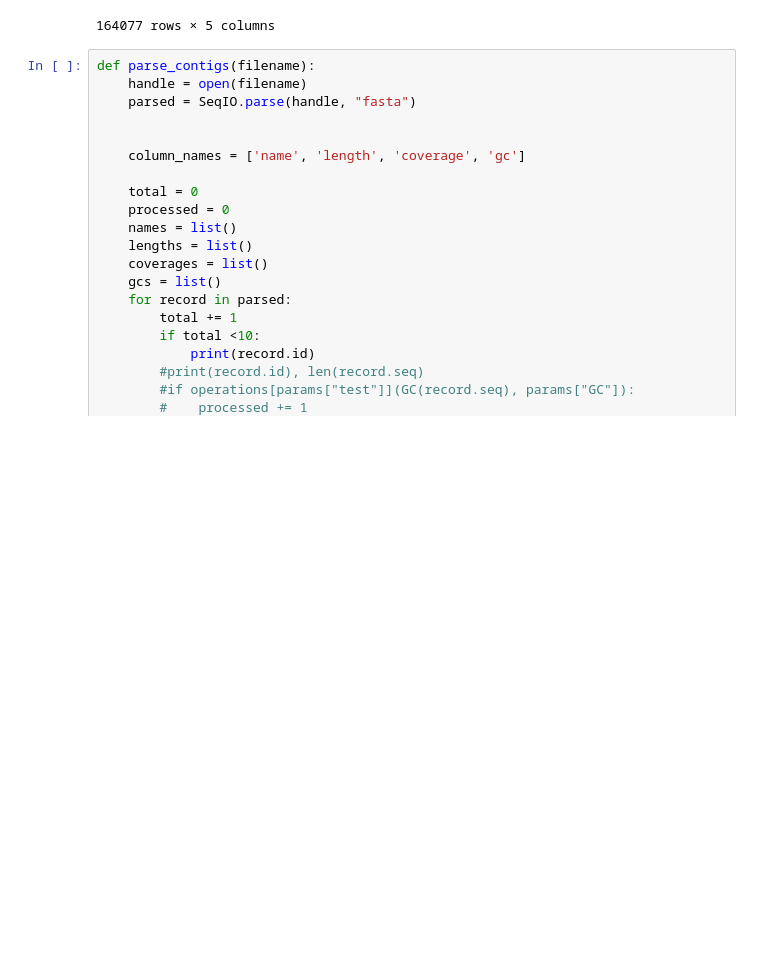
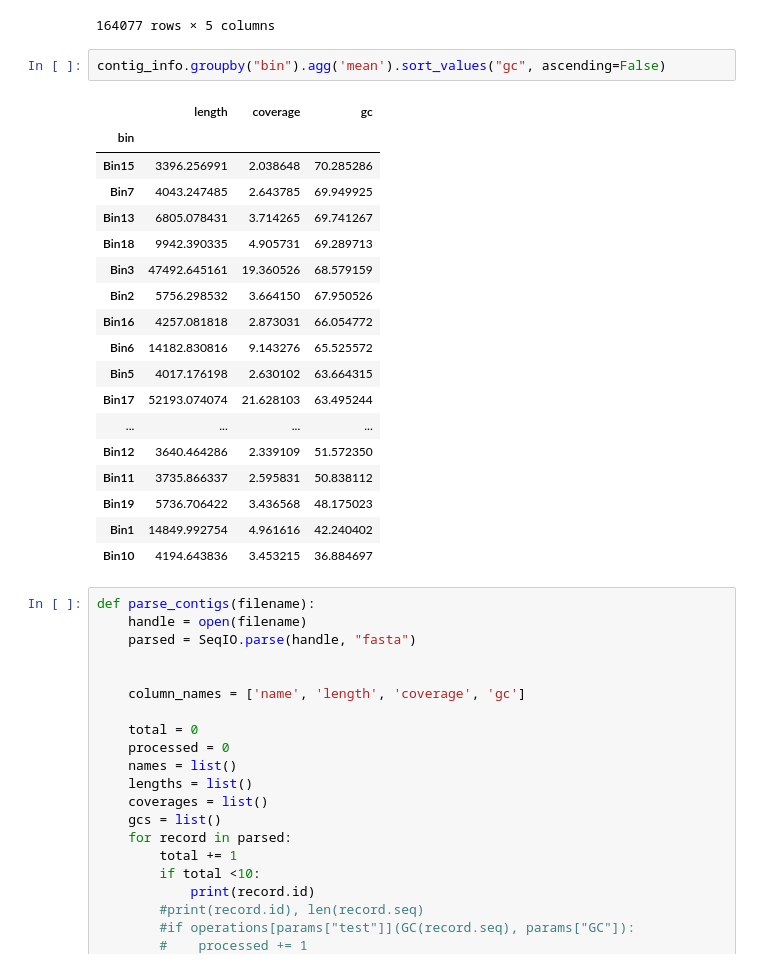
Before and after one commit to nyirock/Bin_plots, a Jupyter notebook: m7_gc_cov_plot.ipynb, the cells around one changed output. Cells and saved outputs as stored; diff of their text form; blank space fills up the shorter version.

```diff
--- a/m7_gc_cov_plot.ipynb
+++ b/m7_gc_cov_plot.ipynb
@@ -312,6 +358,27 @@ contig_info
 | 164075 | NODE_164076_length_128_cov_3.000000 | 128 | 3.000000 | 49.218750 | NaN |
 | 164076 | NODE_164077_length_128_cov_2.000000 | 128 | 2.000000 | 45.312500 | NaN |
 164077 rows × 5 columns
+# %%
+contig_info.groupby("bin").agg('mean').sort_values("gc", ascending=False)
+# %% [output]
+|  | length | coverage | gc |
+| bin |  |  |  |
+| Bin15 | 3396.256991 | 2.038648 | 70.285286 |
+| Bin7 | 4043.247485 | 2.643785 | 69.949925 |
+| Bin13 | 6805.078431 | 3.714265 | 69.741267 |
+| Bin18 | 9942.390335 | 4.905731 | 69.289713 |
+| Bin3 | 47492.645161 | 19.360526 | 68.579159 |
+| Bin2 | 5756.298532 | 3.664150 | 67.950526 |
+| Bin16 | 4257.081818 | 2.873031 | 66.054772 |
+| Bin6 | 14182.830816 | 9.143276 | 65.525572 |
+| Bin5 | 4017.176198 | 2.630102 | 63.664315 |
+| Bin17 | 52193.074074 | 21.628103 | 63.495244 |
+| ... | ... | ... | ... |
+| Bin12 | 3640.464286 | 2.339109 | 51.572350 |
+| Bin11 | 3735.866337 | 2.595831 | 50.838112 |
+| Bin19 | 5736.706422 | 3.436568 | 48.175023 |
+| Bin1 | 14849.992754 | 4.961616 | 42.240402 |
+| Bin10 | 4194.643836 | 3.453215 | 36.884697 |
 # %%
 def parse_contigs(filename):
     handle = open(filename)
```
Also changed, not shown: parts of 12 cells of this notebook.
